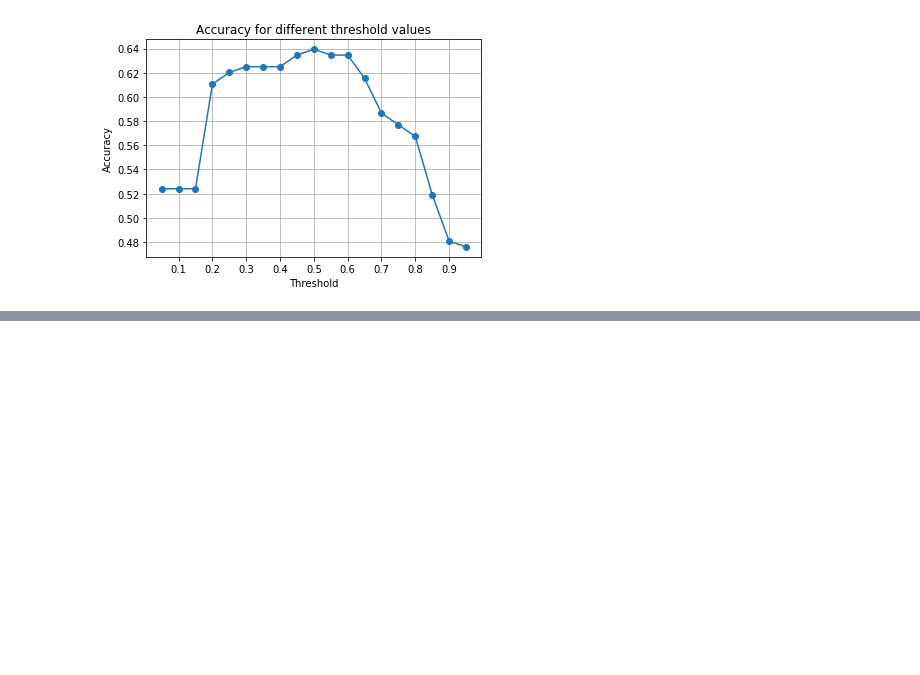
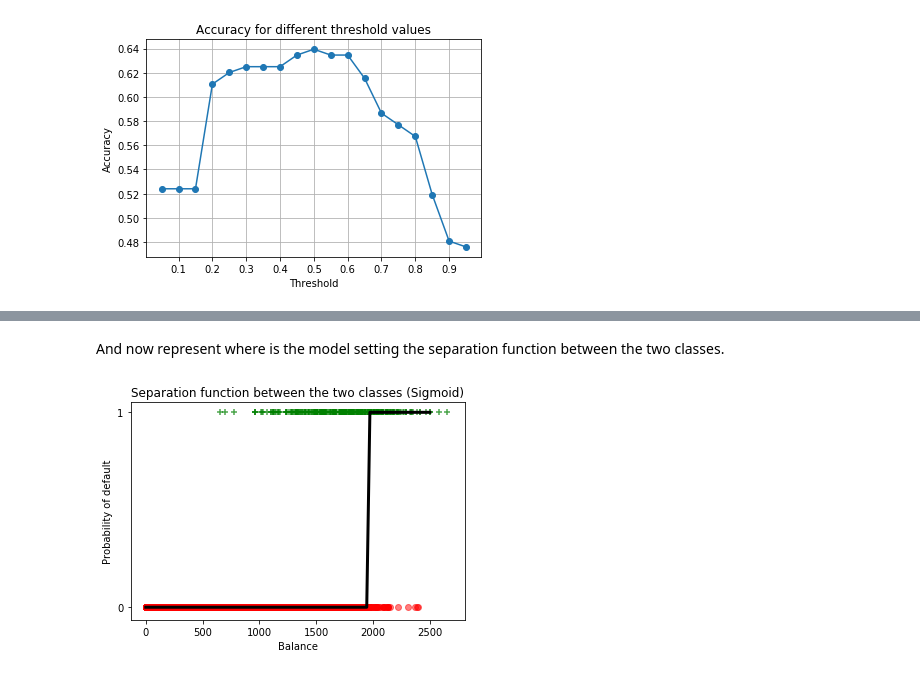
Before and after one commit to renero/uah, a Jupyter notebook: Logistic_regression.ipynb, the cells around one changed output, grey strips where cells are left out. Drawn from its saved outputs; the diff is of its cells as text; code cells hidden in the pictures; blank space fills up the shorter version.

```diff
--- a/Logistic_regression.ipynb
+++ b/Logistic_regression.ipynb
@@ -306,0 +395,11 @@ plt.show();
+# %%
+X_train, X_test, y_train, y_test = train_test_split(data.balance, data.default,
+                                                    test_size=0.3,
+                                                    random_state=0)
+logreg = LogisticRegression(solver='lbfgs')
+logreg.fit(X_train.values.reshape(-1, 1), y_train)
+
+y_pred = logreg.predict(X_test.values.reshape(-1, 1))
+print('Accuracy on test: {:.2f}'.format(logreg.score(X_test.values.reshape(-1, 1), y_test)))
+print(confusion_matrix(y_test, y_pred))
+print(classification_report(y_test, y_pred))
@@ -306,0 +418,16 @@ plt.show();
+# %% [markdown]
+And now represent where is the model setting the separation function between the two classes.
+# %%
+def model(x):
+    return 1 / (1 + np.exp(-x))
+
+y_func = model(X_test.values * logreg.coef_ + logreg.intercept_).ravel()
+sigm = pd.DataFrame({'x': list(X_test.values), 'y': list(y_pred)}).\
+                    sort_values(by=['x'])
+
+plot_classes(show=False)
+plt.plot(sigm.x.values, sigm.y.values, color='black', linewidth=3);
+plt.title('Separation function between the two classes (Sigmoid)')
+plt.show()
+# %% [output]
+[figure, added]
```
Also changed, not shown: parts of 10 cells of this notebook, 1 other file.
